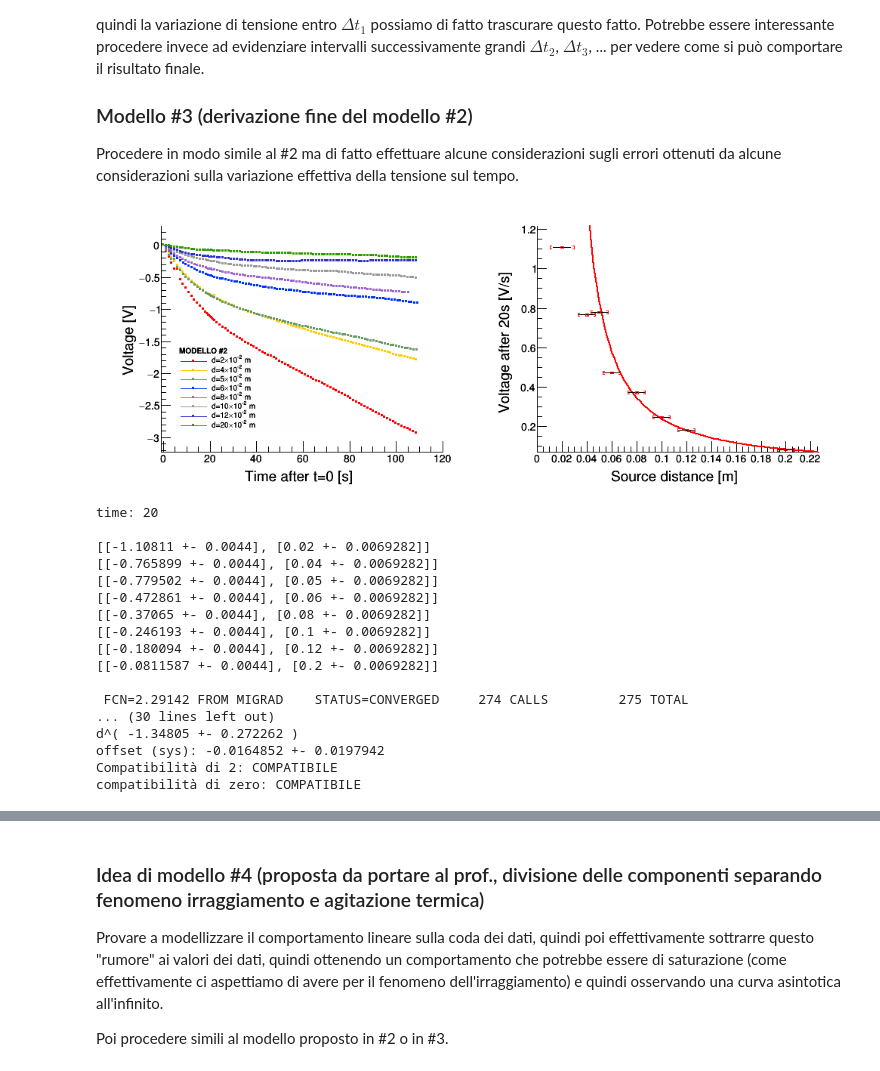
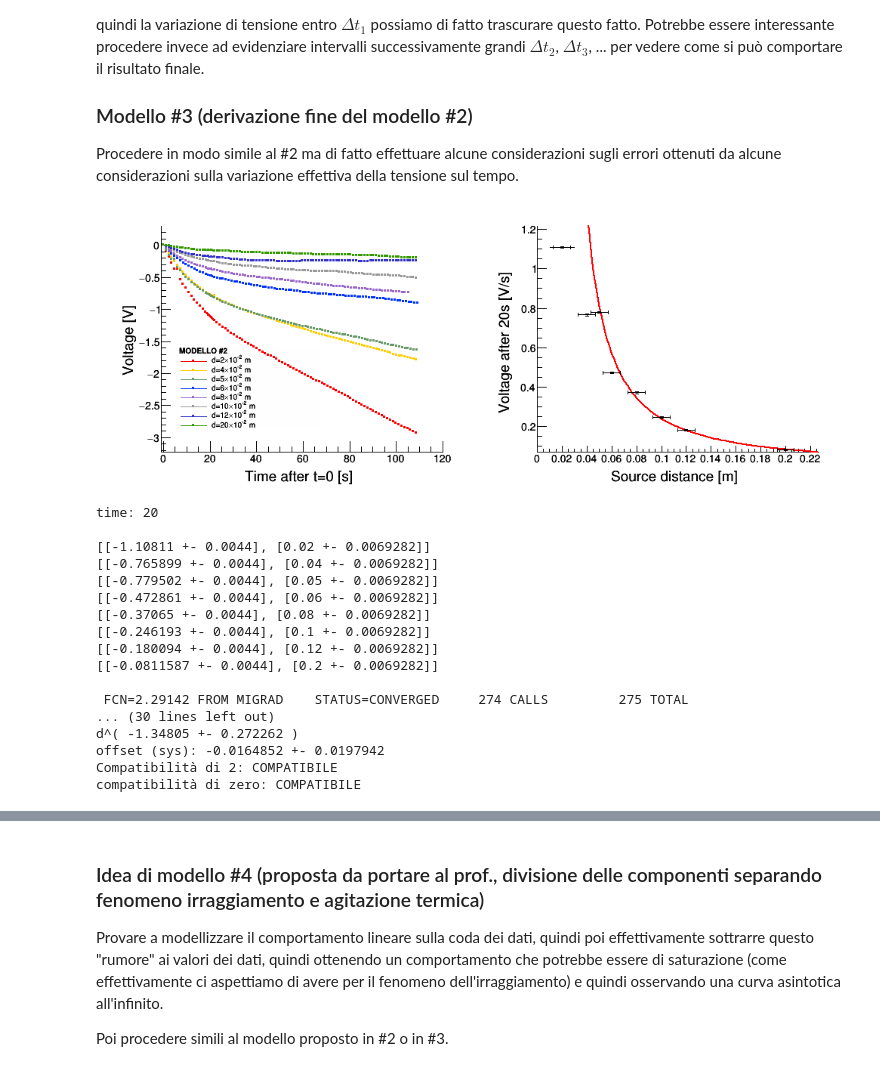
Before and after one commit to mattiasotgia/Lab2, a Jupyter notebook: esperienza_4__irraggiamento_lampadina/analisi_dati/2021_12_21_data_analysis_LAB_R2.ipynb, the cells around one changed output, grey strips where cells are left out. Saved outputs shown, nothing was run; the diff lists cells and outputs as text; code cells hidden in the pictures.

```diff
--- a/esperienza_4__irraggiamento_lampadina/analisi_dati/2021_12_21_data_analysis_LAB_R2.ipynb
+++ b/esperienza_4__irraggiamento_lampadina/analisi_dati/2021_12_21_data_analysis_LAB_R2.ipynb
@@ -269,6 +401,7 @@ for(int k = 0; k<8; k++){
               << d[k] << " +- " << errore_distanza << "]]" << std::endl;
 
     // logs::print_stat(mod1);
+    RFile->WriteObject(g1, ("mod1_"+ dist).c_str());
 
     dVdt[k] = mod1->GetParameter(0);
     err_dVdt[k] = mod1->GetParError(0);
@@ -284,8 +417,14 @@ for(int j=0; j<8; j++){
     plot->SetPoint(j, d[j], abs(dVdt[j]));
     plot->SetPointError(j, errore_distanza, err_dVdt[j]);
 }
-plot->Draw("ap");
+plot->Draw("ap Z");
 graphset::set_TGraphAxis(plot, "Voltage speed after 10s [V/s]", 1, "Source distance [m]");
+
+TGraphErrors *plot_stat = (TGraphErrors*)plot->Clone();
+for(int j=0; j<plot->GetN(); j++){
+    plot_stat->SetPointError(j, errore_distanza/2, err_dVdt[j]);
+}
+plot_stat->Draw("p ||");
 
 TF1 *fit_mod1 = new TF1("fit_mod1", "[0]*pow((x+[2]), [1])", 0.01, 0.22);
 fit_mod1->SetParameters(1, -2, 0.0);
@@ -298,6 +437,7 @@ std::cout << std::endl
           << "offset (sys): " << fit_mod1->GetParameter(2) << " +- " << fit_mod1->GetParError(2) << std::endl;
 
 c4->Draw();
+RFile->WriteObject(plot, "mod1_plot");
 
 
 std::cout << "Compatibilità di 2: " <<
@@ -398,6 +538,7 @@ for (int k = 0; k < 8; k++){
               << d[k] << " +- " << errore_distanza << "]]" << std::endl;
 
     data.close();
+    RFile->WriteObject(g2, ("mod2_"+ dist).c_str());
 
 }
 std::cout << std::endl;
@@ -416,7 +557,7 @@ graphset::setcanvas(c6->cd(2));
 
 TGraphErrors *plot2_sup = (TGraphErrors*)plot2->Clone();
 plot2_sup->SetPointError(0, errore_distanza+0.005/sqrt(3), err_dV_mod2[0]);
-plot2->SetLineColor(kRed);
+//plot2->SetLineColor(kRed);
 
 plot2_sup->Draw("ap Z");
 plot2->Draw("p ||");
@@ -425,34 +566,38 @@ plot2->Draw("p ||");
 plot2->Fit("fit_mod2", "R");
 logs::print_stat(fit_mod2);
 
 std::cout << std::endl
           << "d^( " << fit_mod2->GetParameter(1) << " +- " << fit_mod2->GetParError(1) << " )" << std::endl
           << "offset (sys): " << fit_mod2->GetParameter(2) << " +- " << fit_mod2->GetParError(2) << std::endl;
 
 std::cout << "Compatibilità di 2: " <<
     stattools::compatible(-2, 0, fit_mod2->GetParameter(1), fit_mod2->GetParError(1)) << std::endl;
 std::cout << "compatibilità di zero: " << // offset con stima (6/sqrt(3) mm): " <<
     stattools::compatible(0, 0, fit_mod2->GetParameter(2), fit_mod2->GetParError(2)) << std::endl;
 
 
 logs::print_mmsg("Correzione sul primo punto:");
 
 plot2_sup->Fit("fit_mod2", "R");
 
 logs::print_stat(fit_mod2);
 std::cout << std::endl
           << "d^( " << fit_mod2->GetParameter(1) << " +- " << fit_mod2->GetParError(1) << " )" << std::endl
           << "offset (sys): " << fit_mod2->GetParameter(2) << " +- " << fit_mod2->GetParError(2) << std::endl;
 
 std::cout << "Compatibilità di 2: " <<
     stattools::compatible(-2, 0, fit_mod2->GetParameter(1), fit_mod2->GetParError(1)) << std::endl;
 std::cout << "compatibilità di zero: " << // offset con stima (6/sqrt(3) mm): " <<
     stattools::compatible(0, 0, fit_mod2->GetParameter(2), fit_mod2->GetParError(2)) << std::endl;
 
 c6->Draw();
+
+RFile->WriteObject(plot2, "mod2_plot");
+RFile->WriteObject(plot2_sup, "mod2_plot_corrected");
+
 //c6->SaveAs("../fig/plot_mod2.pdf");
 # %% [output]
-[figure, old version]
+[figure, new version]
 time: 20
 
 [[-1.10811 +- 0.0044], [0.02 +- 0.0069282]]
```
Also changed, not shown: parts of 9 cells of this notebook, 2 other files.
